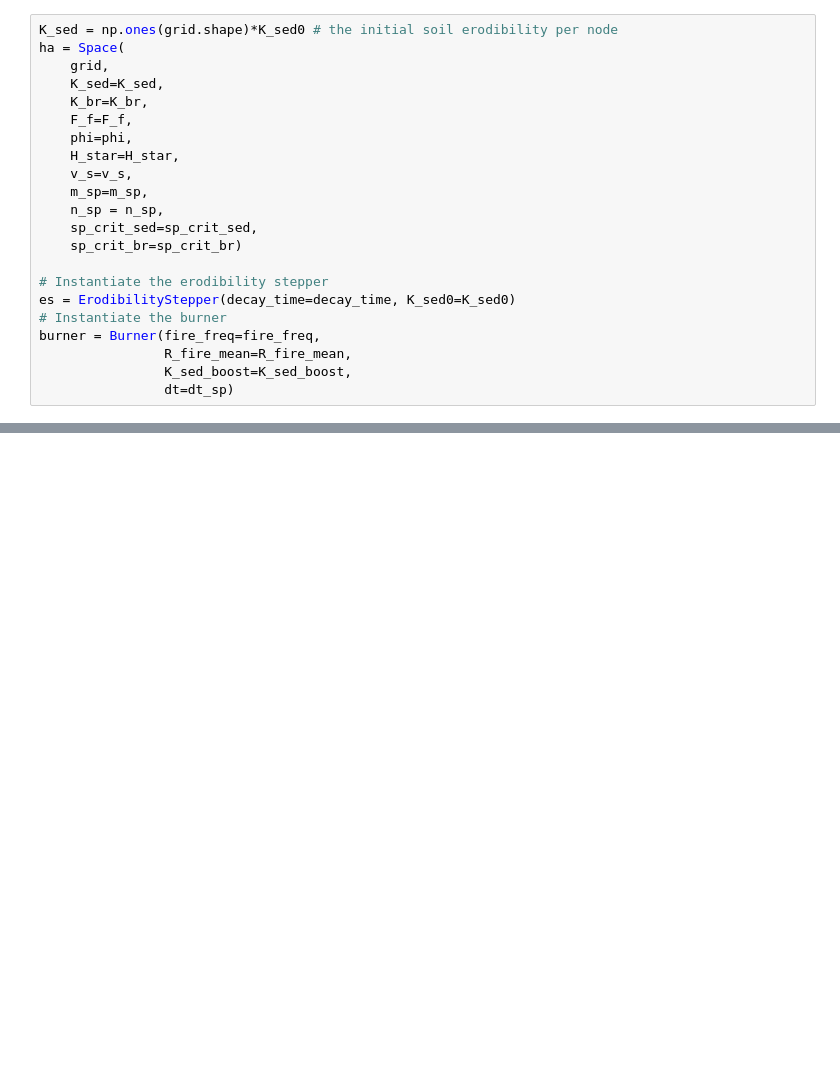
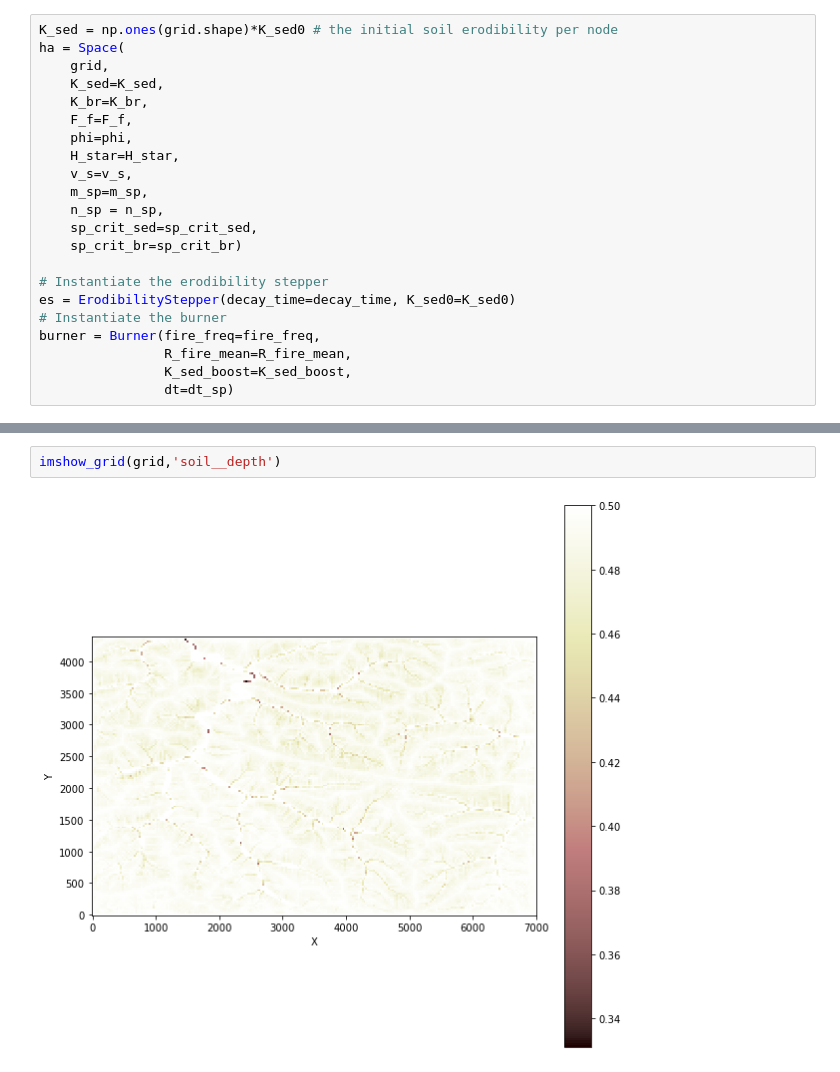
Before and after one commit to csdms-spring-school-2022/abrupt-perturbations, a Jupyter notebook: abrupt_fire_landslide/Fire_try.ipynb, the cells around one changed output, grey strips where cells are left out. Drawn from its saved outputs; the diff is of its cells as text; blank space fills up the shorter version.

```diff
--- a/abrupt_fire_landslide/Fire_try.ipynb
+++ b/abrupt_fire_landslide/Fire_try.ipynb
@@ -275 +265,5 @@ print(np.max(K_sed))
+# %%
+imshow_grid(grid,'soil__depth')
+# %% [output]
+[figure, added]
 # %%
```
Also changed, not shown: parts of 11 cells of this notebook.
